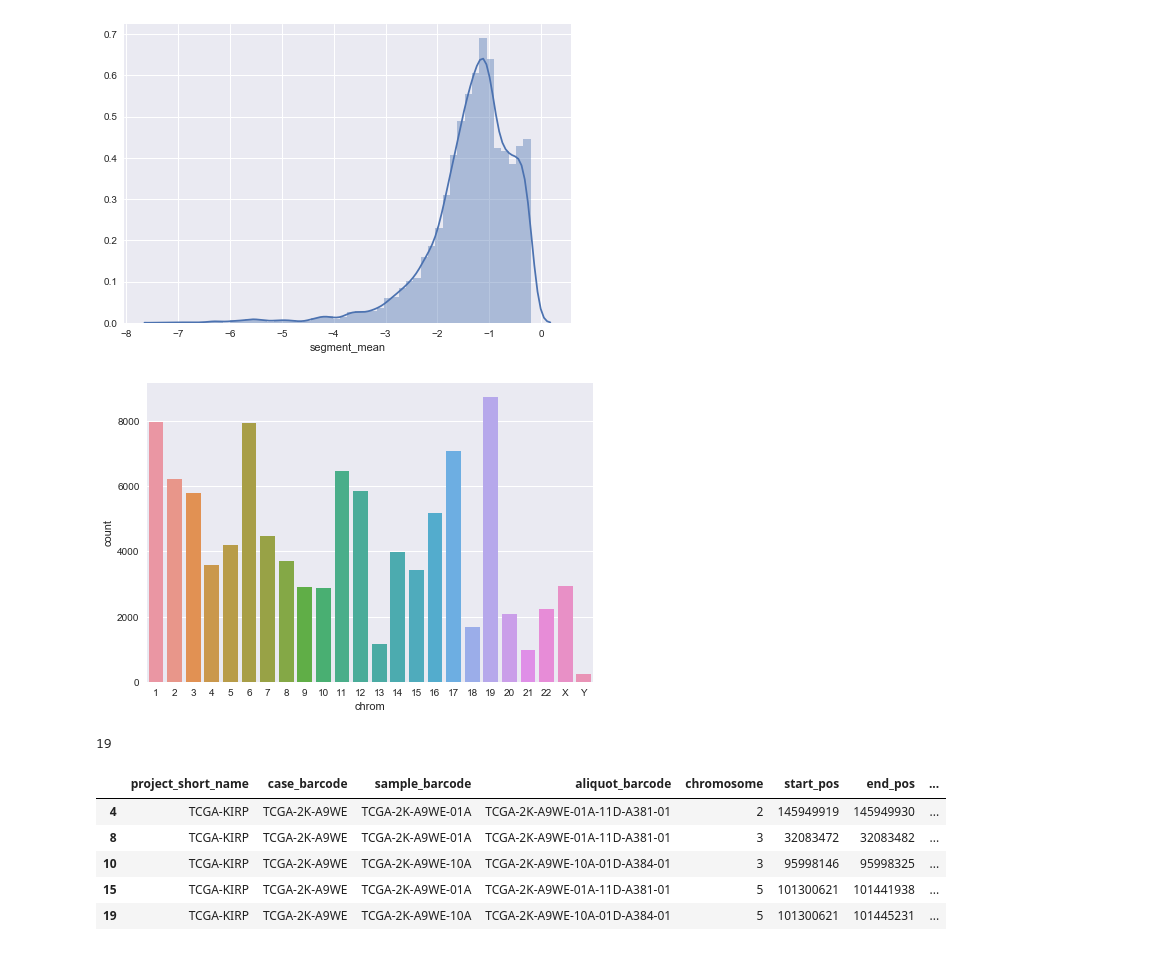
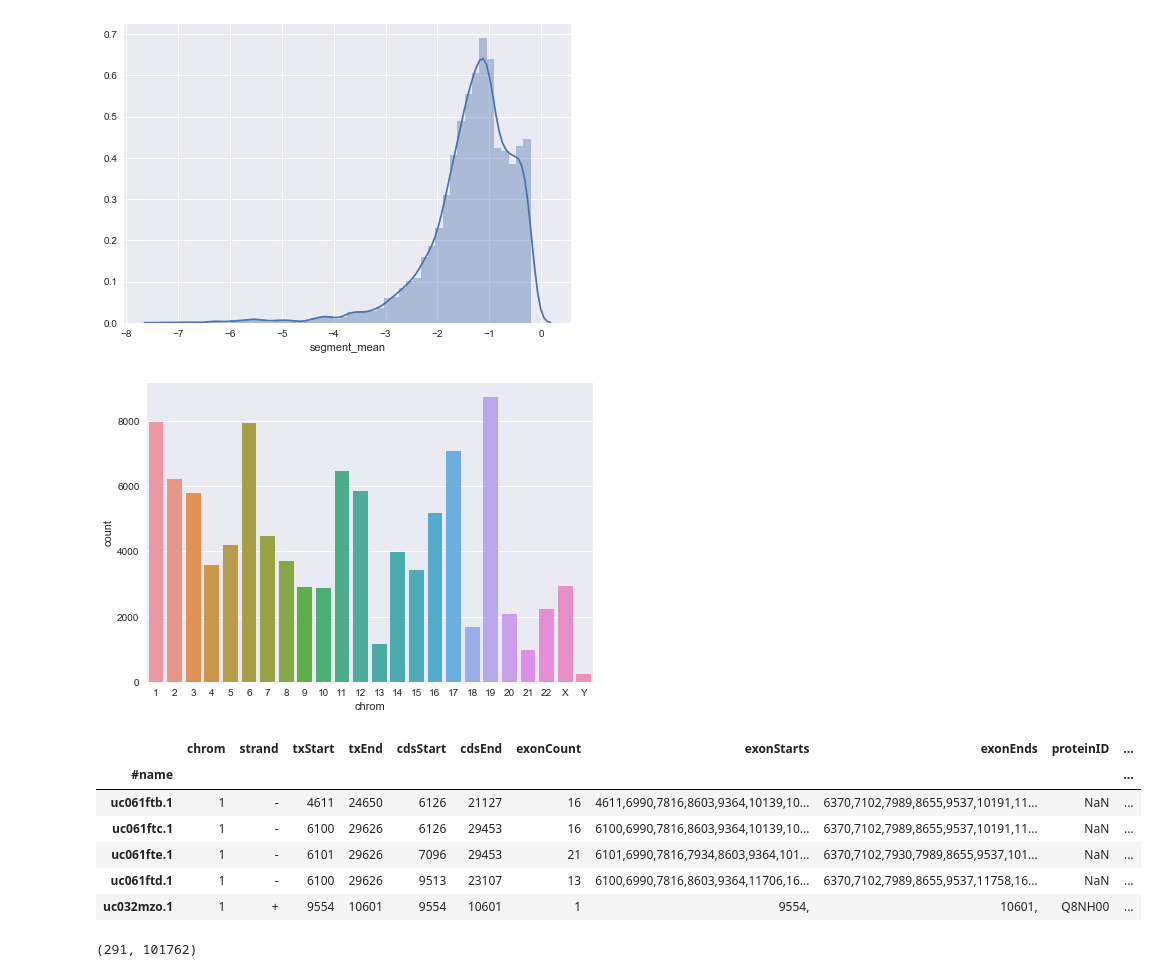
Before and after one commit to SVAI/trimericOGs, a Jupyter notebook: Playground.ipynb, the cells around one changed output. Drawn from its saved outputs; the diff is of its cells as text; code cells hidden in the pictures.

```diff
--- a/Playground.ipynb
+++ b/Playground.ipynb
@@ -39,22 +40,22 @@ plt.show()
 # %%
 import warnings
 warnings.simplefilter('ignore')
 genes = pd.DataFrame.from_csv('hg19.txt', sep='\t', header=0)
 coding_genes = genes[genes['cdsStart'] != genes['cdsEnd']]
 coding_genes['chrom'] = coding_genes['chrom'].str.slice(3,5)
 coding_genes['chrom'] = coding_genes['chrom'].str.extract('(\d+|[XY])', expand=False)
 sns.countplot(coding_genes['chrom'],order=['1','2','3','4','5','6','7','8','9','10','11','12','13','14','15','16','17','18','19','20','21','22','X','Y'])
 plt.show()
 coding_genes.sort_values(['chrom','cdsStart'], inplace=True)
+coding_genes['gene_name'] = coding_genes.index
+coding_genes = coding_genes[(coding_genes['chrom'].isnull()) != True]
+coding_genes.head()
 # %% [output]
 [figure]
-19
+|  | chrom | strand | txStart | txEnd | cdsStart | cdsEnd | exonCount | exonStarts | exonEnds | proteinID | ... |
+| #name |  |  |  |  |  |  |  |  |  |  | ... |
+| uc061ftb.1 | 1 | - | 4611 | 24650 | 6126 | 21127 | 16 | 4611,6990,7816,8603,9364,10139,10... | 6370,7102,7989,8655,9537,10191,11... | NaN | ... |
+| uc061ftc.1 | 1 | - | 6100 | 29626 | 6126 | 29453 | 16 | 6100,6990,7816,8603,9364,10139,10... | 6370,7102,7989,8655,9537,10191,11... | NaN | ... |
+| uc061fte.1 | 1 | - | 6101 | 29626 | 7096 | 29453 | 21 | 6101,6990,7816,7934,8603,9364,101... | 6370,7102,7930,7989,8655,9537,101... | NaN | ... |
+| uc061ftd.1 | 1 | - | 6100 | 29626 | 9513 | 23107 | 13 | 6100,6990,7816,8603,9364,11706,16... | 6370,7102,7989,8655,9537,11758,16... | NaN | ... |
+| uc032mzo.1 | 1 | + | 9554 | 10601 | 9554 | 10601 | 1 | 9554, | 10601, | Q8NH00 | ... |
-# %%
-indels.head()
-# %% [output]
-|  | project_short_name | case_barcode | sample_barcode | aliquot_barcode | chromosome | start_pos | end_pos | ... |
-| 4 | TCGA-KIRP | TCGA-2K-A9WE | TCGA-2K-A9WE-01A | TCGA-2K-A9WE-01A-11D-A381-01 | 2 | 145949919 | 145949930 | ... |
-| 8 | TCGA-KIRP | TCGA-2K-A9WE | TCGA-2K-A9WE-01A | TCGA-2K-A9WE-01A-11D-A381-01 | 3 | 32083472 | 32083482 | ... |
-| 10 | TCGA-KIRP | TCGA-2K-A9WE | TCGA-2K-A9WE-10A | TCGA-2K-A9WE-10A-01D-A384-01 | 3 | 95998146 | 95998325 | ... |
-| 15 | TCGA-KIRP | TCGA-2K-A9WE | TCGA-2K-A9WE-01A | TCGA-2K-A9WE-01A-11D-A381-01 | 5 | 101300621 | 101441938 | ... |
-| 19 | TCGA-KIRP | TCGA-2K-A9WE | TCGA-2K-A9WE-10A | TCGA-2K-A9WE-10A-01D-A384-01 | 5 | 101300621 | 101445231 | ... |
@@ -60,0 +64,19 @@ indels.head()
+# %%
+#index - df
+# coding_genes
+# 4-cdsStart
+# 5-cdsEnd
+# 11-gene name
+#indels
+# 1-case varcode
+# 4-chromosome
+# 5-start
+# 6-end
+# 8-segment mean
+# 10-case_gdc_id
+# 11-clinical_stage
+indels = indels.values
+coding_genes = coding_genes.values
+data = np.zeros(shape=(290,len(coding_genes.values)))
+# %% [output]
+(291, 101762)
```
Also changed, not shown: parts of 2 cells of this notebook.
